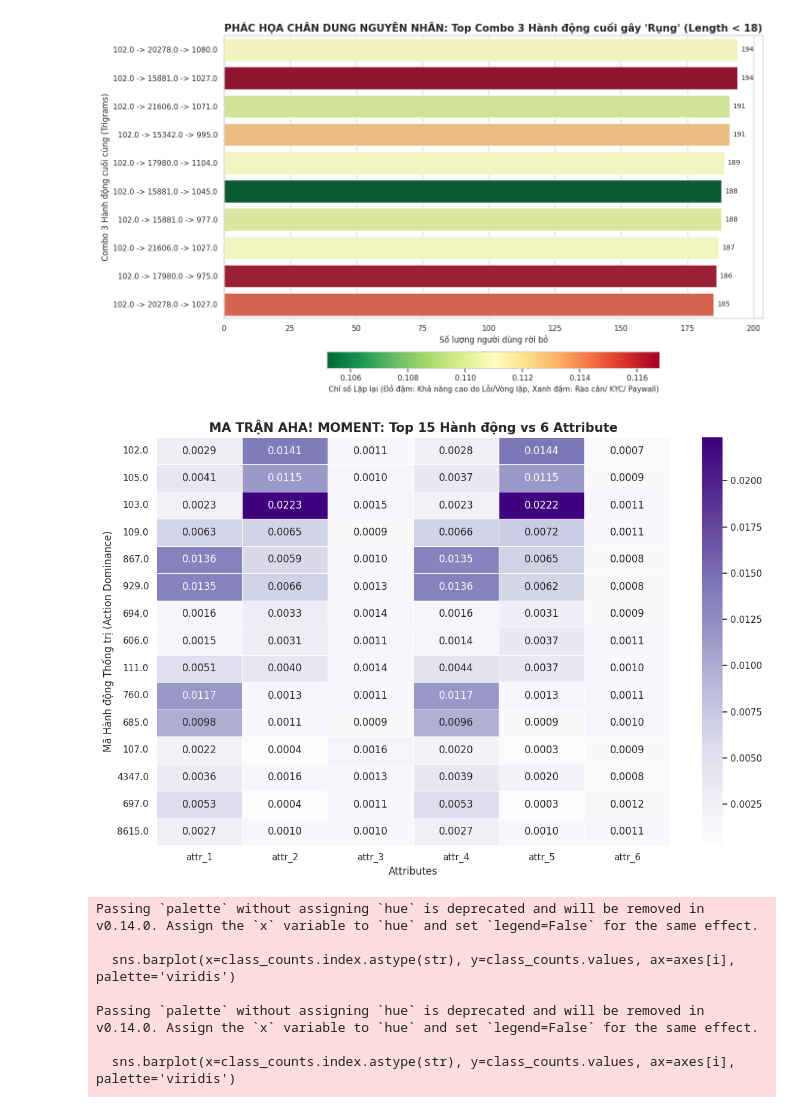
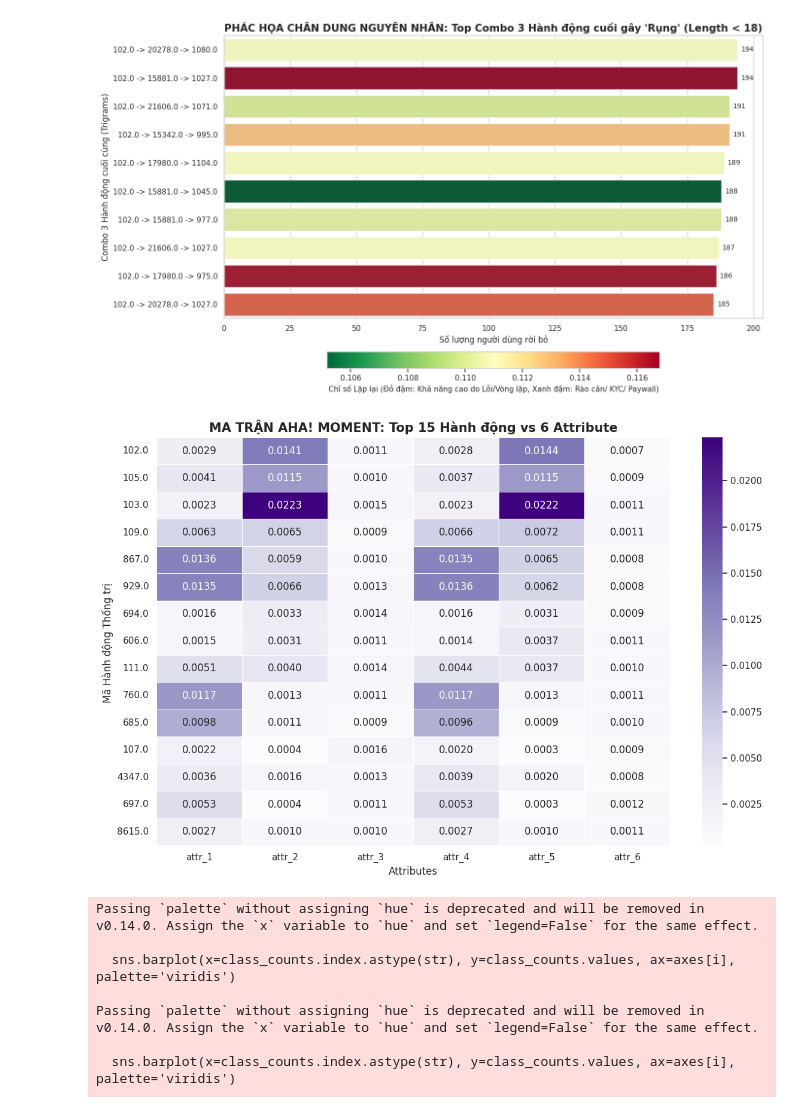
Before and after one commit to quanai06/DATAFLOW_2026_UET.EPOCH_0_USER_BEHAVIOR_PREDICTION, a Jupyter notebook: notebooks/processing_data.ipynb, the cells around one changed output. Saved outputs shown, nothing was run; the diff lists cells and outputs as text; code cells hidden in the pictures.

```diff
--- a/notebooks/processing_data.ipynb
+++ b/notebooks/processing_data.ipynb
@@ -491,35 +422,35 @@ def plot_aha_moments_matrix(df, top_n=15):
 
     attrs = ['attr_1', 'attr_2', 'attr_3', 'attr_4', 'attr_5', 'attr_6']
     mi_matrix = pd.DataFrame(index=top_actions, columns=attrs)
 
     # 3. Tính toán sức mạnh (Mutual Information)
     for action in top_actions:
         # TẠO BIẾN ĐÚNG: is_dominant (1 nếu có action này, 0 nếu không)
         is_dominant = (df['mode_val'] == action).astype(int)
 
         for attr in attrs:
             valid_idx = df[attr].notna() & is_dominant.notna()
 
             # SỬA LỖI TẠI ĐÂY: Truyền đúng biến is_dominant vào hàm
             score = mutual_info_score(is_dominant[valid_idx], df.loc[valid_idx, attr].astype(str))
             mi_matrix.loc[action, attr] = score
 
     mi_matrix = mi_matrix.astype(float)
     # 4. Vẽ biểu đồ Heatmap
     plt.figure(figsize=(12, 8))
     sns.heatmap(mi_matrix, annot=True, cmap='Purples', fmt=".4f", linewidths=.5)
 
     plt.title(f"MA TRẬN AHA! MOMENT: Top {top_n} Hành động vs 6 Attribute", fontsize=15, fontweight='bold')
-    plt.ylabel("Mã Hành động Thống trị (Action Dominance)", fontsize=12)
+    plt.ylabel("Mã Hành động Thống trị ", fontsize=12)
     plt.xlabel("Attributes", fontsize=12)
 
     plt.tight_layout()
     plt.show()
     return mi_matrix
 
 mi_matrix=plot_aha_moments_matrix(train_df, top_n=15)
 # %% [output]
-[figure, old version]
+[figure, new version]
 # %%
 import pandas as pd
 import seaborn as sns
```
Also changed, not shown: parts of 2 cells of this notebook, 3 other files.
